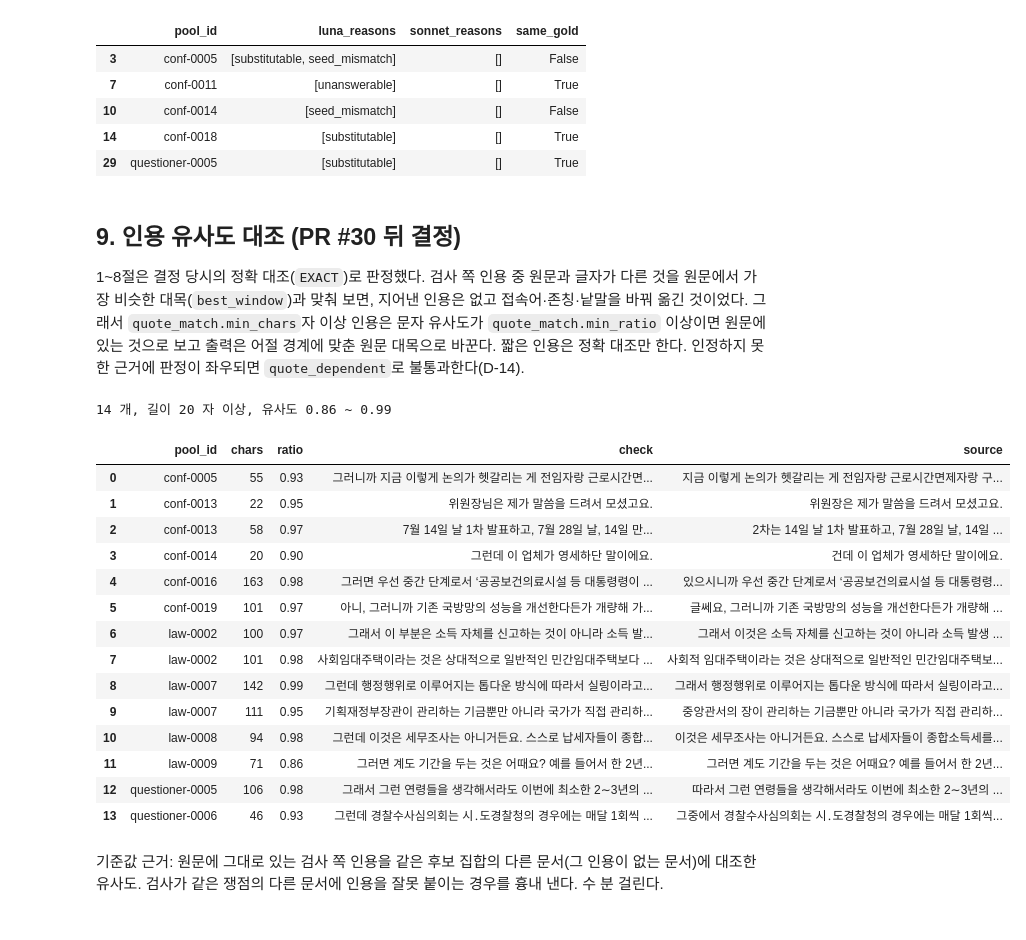
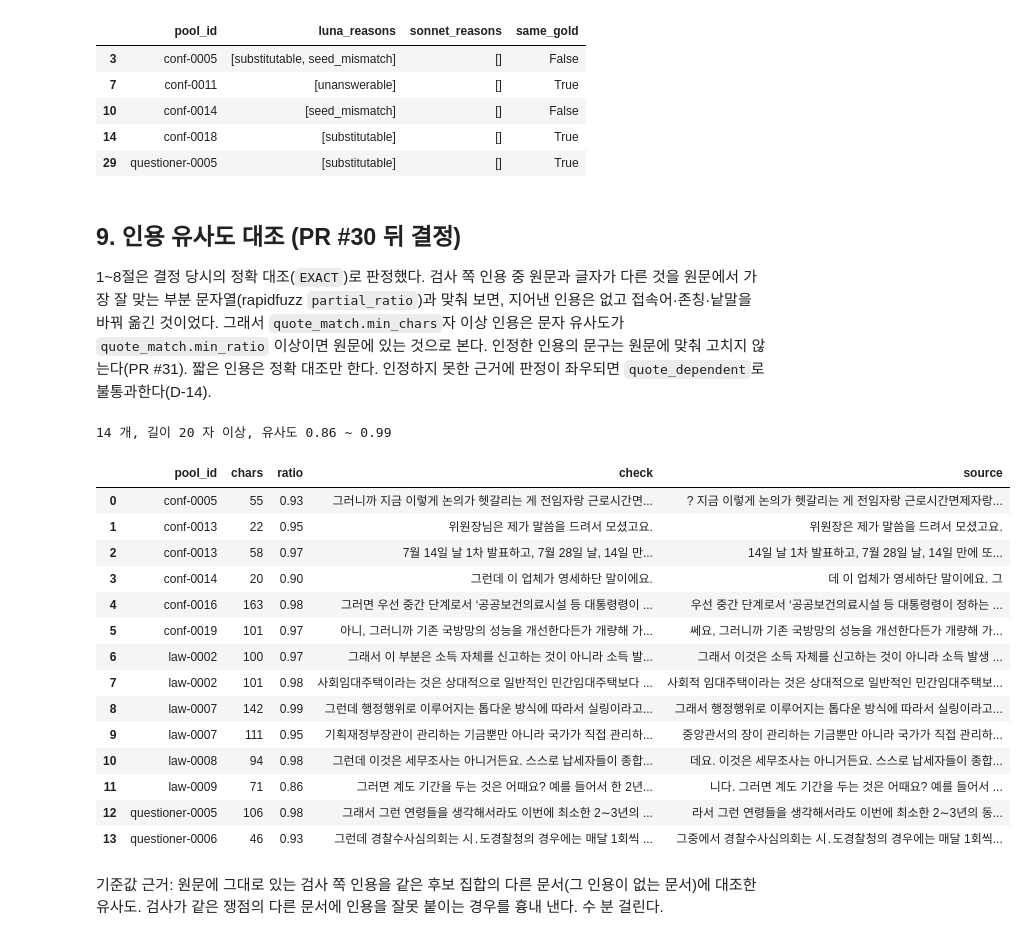
Before and after one commit to buzziru/meet-rag, a Jupyter notebook: notebooks/08_01_파일럿.ipynb, the cells around one changed output. Saved outputs shown, nothing was run; the diff lists cells and outputs as text; code cells hidden in the pictures.

```diff
--- a/notebooks/08_01_파일럿.ipynb
+++ b/notebooks/08_01_파일럿.ipynb
@@ -517,42 +517,48 @@ cmp[cmp["luna"] != cmp["sonnet"]][["pool_id", "luna_reasons", "sonnet_reasons",
 # %% [markdown]
 ## 9. 인용 유사도 대조 (PR #30 뒤 결정)
 
-1\~8절은 결정 당시의 정확 대조(`EXACT`)로 판정했다. 검사 쪽 인용 중 원문과 글자가 다른 것을 원문에서 가장 비슷한 대목(`best_window`)과 맞춰 보면, 지어낸 인용은 없고 접속어·존칭·낱말을 바꿔 옮긴 것이었다. 그래서 `quote_match.min_chars`자 이상 인용은 문자 유사도가 `quote_match.min_ratio` 이상이면 원문에 있는 것으로 보고 출력은 어절 경계에 맞춘 원문 대목으로 바꾼다. 짧은 인용은 정확 대조만 한다. 인정하지 못한 근거에 판정이 좌우되면 `quote_dependent`로 불통과한다(D-14).
+1\~8절은 결정 당시의 정확 대조(`EXACT`)로 판정했다. 검사 쪽 인용 중 원문과 글자가 다른 것을 원문에서 가장 잘 맞는 부분 문자열(rapidfuzz `partial_ratio`)과 맞춰 보면, 지어낸 인용은 없고 접속어·존칭·낱말을 바꿔 옮긴 것이었다. 그래서 `quote_match.min_chars`자 이상 인용은 문자 유사도가 `quote_match.min_ratio` 이상이면 원문에 있는 것으로 본다. 인정한 인용의 문구는 원문에 맞춰 고치지 않는다(PR #31). 짧은 인용은 정확 대조만 한다. 인정하지 못한 근거에 판정이 좌우되면 `quote_dependent`로 불통과한다(D-14).
 # %%
 def similarity(quote, ctx):
-    return best_window(norm(quote), norm(ctx))[0]
+    return fuzz.partial_ratio(norm(quote), norm(ctx)) / 100
+
+
+def window(quote, ctx):
+    c = norm(ctx)
+    a = fuzz.partial_ratio_alignment(norm(quote), c)
+    return c[a.dest_start:a.dest_end]
 
 
 bad = []
 for _, row in ok.iterrows():
     for el in row["rec"]["elements"]:
         for s in el["support"]:
             if s["doc_id"] and not quoted(s["quote"], context(s["doc_id"])):
                 ctx = context(s["doc_id"])
                 bad.append({"pool_id": row["pool_id"], "chars": len(norm(s["quote"])),
                             "ratio": round(similarity(s["quote"], ctx), 2),
                             "check": norm(s["quote"])[:50],
-                            "source": (locate(s["quote"], ctx, ANY) or "")[:50]})
+                            "source": window(s["quote"], ctx)[:50]})
 bad = pd.DataFrame(bad)
 print(len(bad), "개, 길이", bad["chars"].min(), "자 이상, 유사도", bad["ratio"].min(), "~",
       bad["ratio"].max())
 bad
 # %% [output]
 14 개, 길이 20 자 이상, 유사도 0.86 ~ 0.99
 |  | pool_id | chars | ratio | check | source |
-| 0 | conf-0005 | 55 | 0.93 | 그러니까 지금 이렇게 논의가 헷갈리는 게 전임자랑 근로시간면... | 지금 이렇게 논의가 헷갈리는 게 전임자랑 근로시간면제자랑 구... |
+| 0 | conf-0005 | 55 | 0.93 | 그러니까 지금 이렇게 논의가 헷갈리는 게 전임자랑 근로시간면... | ? 지금 이렇게 논의가 헷갈리는 게 전임자랑 근로시간면제자랑... |
 | 1 | conf-0013 | 22 | 0.95 | 위원장님은 제가 말씀을 드려서 모셨고요. | 위원장은 제가 말씀을 드려서 모셨고요. |
-| 2 | conf-0013 | 58 | 0.97 | 7월 14일 날 1차 발표하고, 7월 28일 날, 14일 만... | 2차는 14일 날 1차 발표하고, 7월 28일 날, 14일 ... |
-| 3 | conf-0014 | 20 | 0.90 | 그런데 이 업체가 영세하단 말이에요. | 건데 이 업체가 영세하단 말이에요. |
-| 4 | conf-0016 | 163 | 0.98 | 그러면 우선 중간 단계로서 ‘공공보건의료시설 등 대통령령이 ... | 있으시니까 우선 중간 단계로서 ‘공공보건의료시설 등 대통령령... |
-| 5 | conf-0019 | 101 | 0.97 | 아니, 그러니까 기존 국방망의 성능을 개선한다든가 개량해 가... | 글쎄요, 그러니까 기존 국방망의 성능을 개선한다든가 개량해 ... |
+| 2 | conf-0013 | 58 | 0.97 | 7월 14일 날 1차 발표하고, 7월 28일 날, 14일 만... | 14일 날 1차 발표하고, 7월 28일 날, 14일 만에 또... |
+| 3 | conf-0014 | 20 | 0.90 | 그런데 이 업체가 영세하단 말이에요. | 데 이 업체가 영세하단 말이에요. 그 |
+| 4 | conf-0016 | 163 | 0.98 | 그러면 우선 중간 단계로서 ‘공공보건의료시설 등 대통령령이 ... | 우선 중간 단계로서 ‘공공보건의료시설 등 대통령령이 정하는 ... |
+| 5 | conf-0019 | 101 | 0.97 | 아니, 그러니까 기존 국방망의 성능을 개선한다든가 개량해 가... | 쎄요, 그러니까 기존 국방망의 성능을 개선한다든가 개량해 가... |
 | 6 | law-0002 | 100 | 0.97 | 그래서 이 부분은 소득 자체를 신고하는 것이 아니라 소득 발... | 그래서 이것은 소득 자체를 신고하는 것이 아니라 소득 발생 ... |
 | 7 | law-0002 | 101 | 0.98 | 사회임대주택이라는 것은 상대적으로 일반적인 민간임대주택보다 ... | 사회적 임대주택이라는 것은 상대적으로 일반적인 민간임대주택보... |
 | 8 | law-0007 | 142 | 0.99 | 그런데 행정행위로 이루어지는 톱다운 방식에 따라서 실링이라고... | 그래서 행정행위로 이루어지는 톱다운 방식에 따라서 실링이라고... |
 | 9 | law-0007 | 111 | 0.95 | 기획재정부장관이 관리하는 기금뿐만 아니라 국가가 직접 관리하... | 중앙관서의 장이 관리하는 기금뿐만 아니라 국가가 직접 관리하... |
-| 10 | law-0008 | 94 | 0.98 | 그런데 이것은 세무조사는 아니거든요. 스스로 납세자들이 종합... | 이것은 세무조사는 아니거든요. 스스로 납세자들이 종합소득세를... |
-| 11 | law-0009 | 71 | 0.86 | 그러면 계도 기간을 두는 것은 어때요? 예를 들어서 한 2년... | 그러면 계도 기간을 두는 것은 어때요? 예를 들어서 한 2년... |
-| 12 | questioner-0005 | 106 | 0.98 | 그래서 그런 연령들을 생각해서라도 이번에 최소한 2∼3년의 ... | 따라서 그런 연령들을 생각해서라도 이번에 최소한 2∼3년의 ... |
+| 10 | law-0008 | 94 | 0.98 | 그런데 이것은 세무조사는 아니거든요. 스스로 납세자들이 종합... | 데요. 이것은 세무조사는 아니거든요. 스스로 납세자들이 종합... |
+| 11 | law-0009 | 71 | 0.86 | 그러면 계도 기간을 두는 것은 어때요? 예를 들어서 한 2년... | 니다. 그러면 계도 기간을 두는 것은 어때요? 예를 들어서 ... |
+| 12 | questioner-0005 | 106 | 0.98 | 그래서 그런 연령들을 생각해서라도 이번에 최소한 2∼3년의 ... | 라서 그런 연령들을 생각해서라도 이번에 최소한 2∼3년의 동... |
 | 13 | questioner-0006 | 46 | 0.93 | 그런데 경찰수사심의회는 시․도경찰청의 경우에는 매달 1회씩 ... | 그중에서 경찰수사심의회는 시․도경찰청의 경우에는 매달 1회씩... |
 # %% [markdown]
 기준값 근거: 원문에 그대로 있는 검사 쪽 인용을 같은 후보 집합의 다른 문서(그 인용이 없는 문서)에 대조한 유사도. 검사가 같은 쟁점의 다른 문서에 인용을 잘못 붙이는 경우를 흉내 낸다. 수 분 걸린다.
```
Also changed, not shown: parts of 5 cells of this notebook.
